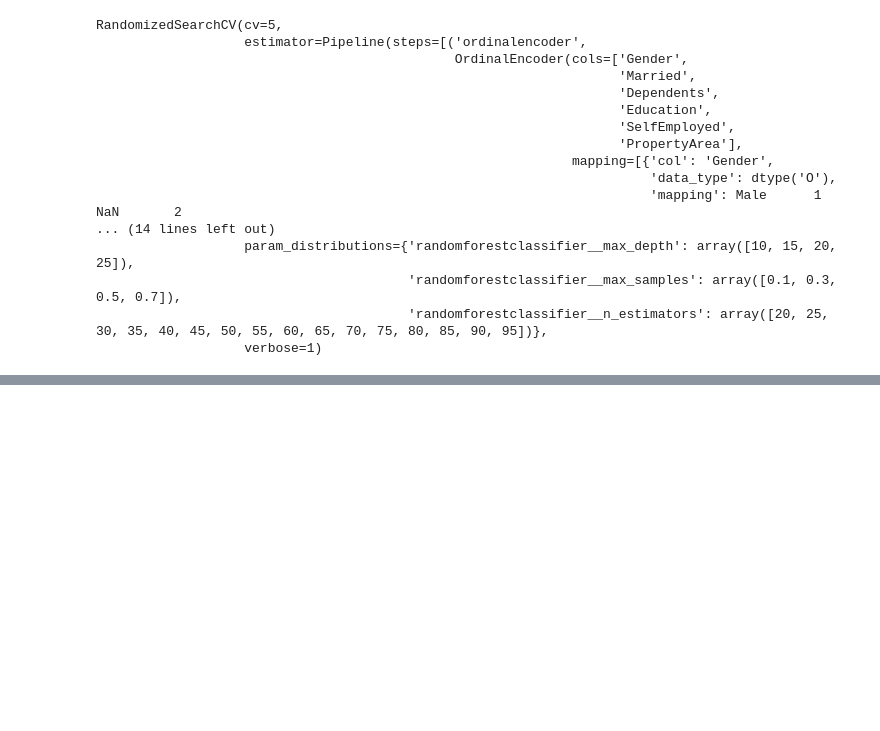
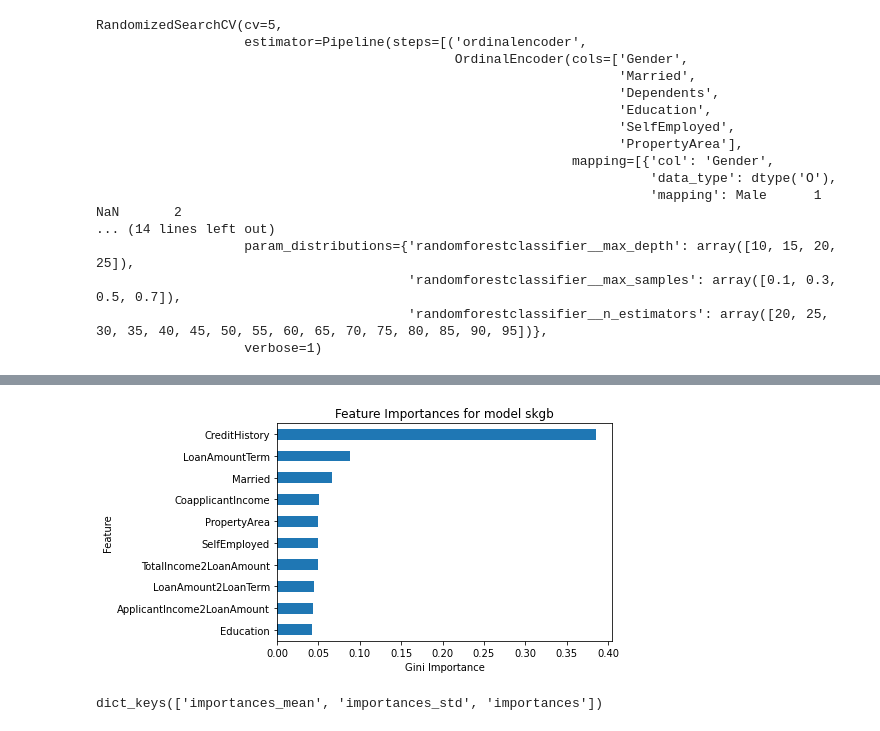
Before and after one commit to Frank-Howd/DS-Unit-2-Applied-Modeling, a Jupyter notebook: module2-wrangle-ml-datasets/LS_DS_232_assignment.ipynb, the cells around one changed output, grey strips where cells are left out. Cells and saved outputs as stored; diff of their text form; code cells hidden in the pictures; blank space fills up the shorter version.

Commit message:
Add xgbclassifier model and feature importance visualizations

```diff
--- a/module2-wrangle-ml-datasets/LS_DS_232_assignment.ipynb
+++ b/module2-wrangle-ml-datasets/LS_DS_232_assignment.ipynb
@@ -444,0 +442,13 @@ rf_rs.best_score_
+# %%
+# Let's try another model, and XGBClassifier
+# STEP 1: Train model on whole dataset
+
+model_xgb = make_pipeline(
+    OrdinalEncoder(),
+    SimpleImputer(),
+    XGBClassifier(n_estimators=100,
+                  random_state=42,
+                  n_jobs=-1)
+)
+
+model_xgb.fit(X_train, y_train)
@@ -444,0 +480,5 @@ rf_rs.best_score_
+# %%
+importances = model_xgb.named_steps['xgbclassifier'].feature_importances_
+features = X_train.columns
+feat_imp = pd.Series(importances, index=features).sort_values()
+feat_imp
@@ -444,0 +501,10 @@ rf_rs.best_score_
+# %%
+feat_imp.tail(10).plot(kind='barh')
+plt.xlabel('Gini Importance')
+plt.ylabel('Feature')
+plt.title('Feature Importances for model skgb');
+
+# When working with tree base models and feature importances, rather than regression models and their coefficients,
+# using feature importance (below) is one option, but we know it is misleading with high cardinality variables.
+# %% [output]
+[figure, added]
@@ -444,0 +520,4 @@ rf_rs.best_score_
+# %%
+perm_imp.keys()
+# %% [output]
+dict_keys(['importances_mean', 'importances_std', 'importances'])
```
Also changed, not shown: parts of 12 cells of this notebook, 2 other files.
